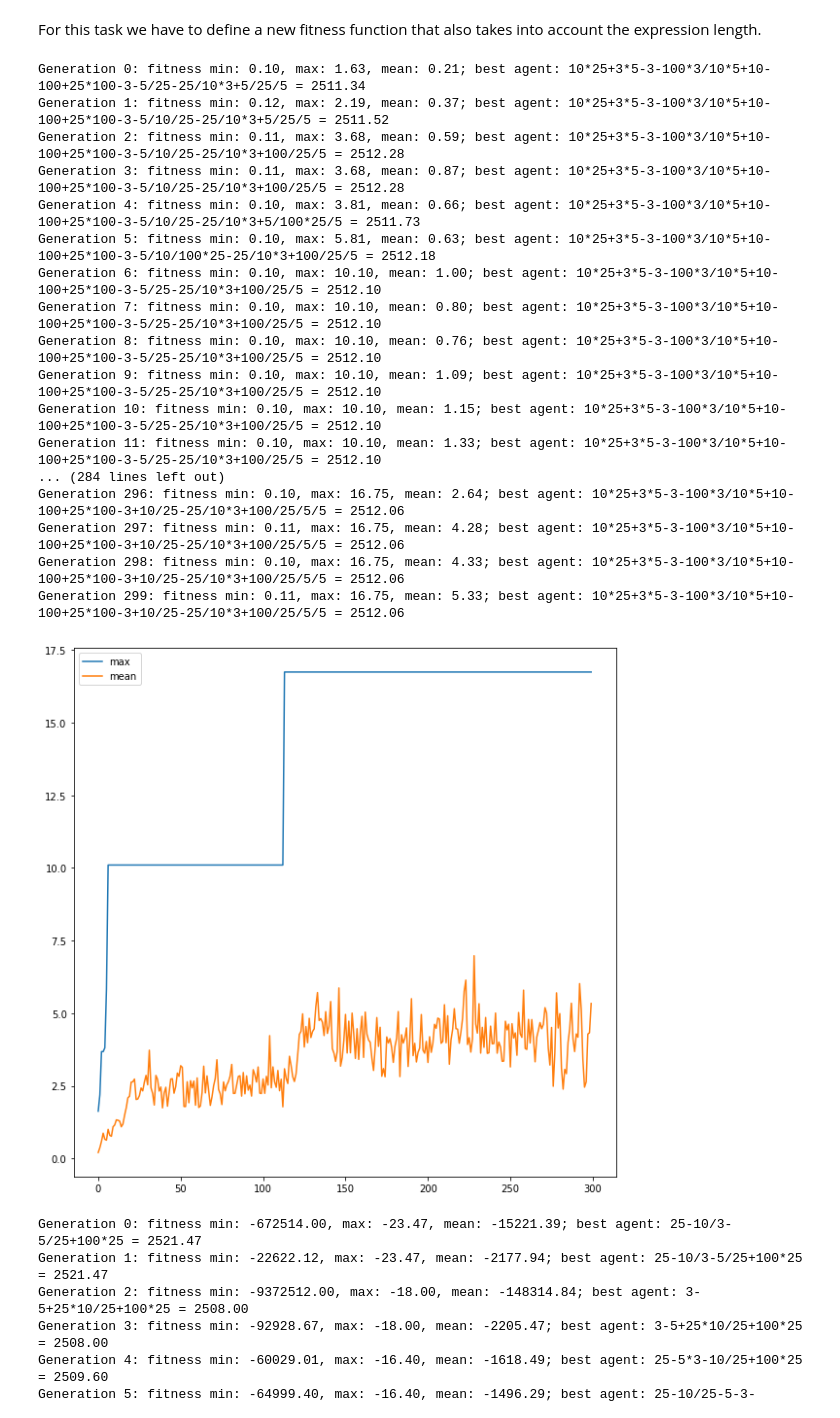
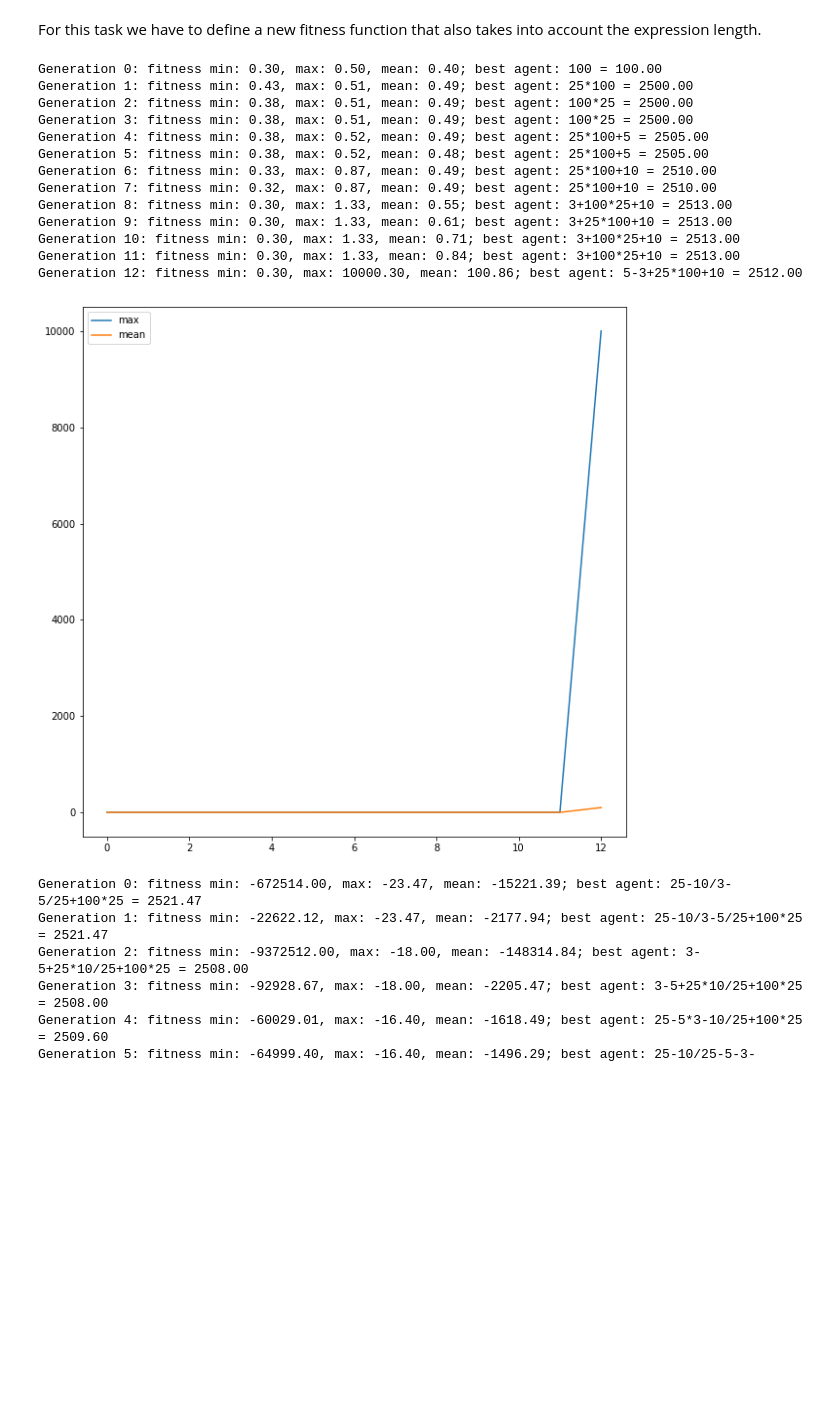
Before and after one commit to njezersek/Inteligent-Systems-assignment1, a Jupyter notebook: assignment.ipynb, the cells around one changed output. Cells and saved outputs as stored; diff of their text form; code cells hidden in the pictures; blank space fills up the shorter version.

```diff
--- a/assignment.ipynb
+++ b/assignment.ipynb
@@ -229,8 +300,8 @@ def crossover(parent1, parent2):
 
     child1 = parent1[selection_start:selection_end]
     child2 = parent2[selection_start:selection_end]
-    child1.extend(agent_substract(parent2, child1))
-    child2.extend(agent_substract(parent1, child2))
+    child1.extend(agent_subtract(parent2, child1))
+    child2.extend(agent_subtract(parent1, child2))
 
     return (child1, child2)
 # %%
@@ -249,3 +320,5 @@ Child 2: 10-3/100+5/25 = 10.17; length: 5
 # %%
 def select_best_agents(population_with_fitness, n_agents):
     return list(sorted(population_with_fitness, key=lambda e: e[1], reverse=True))[:n_agents]
+# %%
+population = [generate_agent() for _ in range(100)]
@@ -251,0 +329,3 @@ def select_best_agents(population_with_fitness, n_agents):
+# %%
+population_with_fitness = [(a, fitness_abs(a)) for a in population]
+population_with_fitness
@@ -361,7 +475,7 @@ _ = plt.hist(iterations_log, bins=100)
 Lets see how does the choice of a fitness function effect performance. We run genetic alghorithm with each fitness function a 200 times and plot a histogram of iterations it took to find the optimal agent.
 # %%
 N = 200
-fitness_functions = [(fitness_abs, 0, "abs"), (fitness_inverse, 10000, "inverse"), (fitness_squared, 0, "sqared")]
+fitness_functions = [(fitness_abs, 0, "abs"), (fitness_inverse, 10000, "inverse"), (fitness_squared, 0, "squared")]
 
 plt.figure(figsize=(20,6))
 
@@ -404,34 +518,30 @@ def fitness_length(agent):
 # %%
 population = [generate_agent() for _ in range(population_size)]
 _ = evolve(
     population,
     fitness_length,
     select_best_agents,
     crossover,
     mutation,
     fitness_threshold=10000.00,
-    mutation_probability=0.4, survival_probability=0.2, max_iterations=300,
+    mutation_probability=0.5, survival_probability=0.2, max_iterations=300,
     verbose=True, keep_best=True, plot=True
 )
 # %% [output]
-Generation 0: fitness min: 0.10, max: 1.63, mean: 0.21; best agent: 10*25+3*5-3-100*3/10*5+10-100+25*100-3-5/25-25/10*3+5/25/5 = 2511.34
-Generation 1: fitness min: 0.12, max: 2.19, mean: 0.37; best agent: 10*25+3*5-3-100*3/10*5+10-100+25*100-3-5/10/25-25/10*3+5/25/5 = 2511.52
-Generation 2: fitness min: 0.11, max: 3.68, mean: 0.59; best agent: 10*25+3*5-3-100*3/10*5+10-100+25*100-3-5/10/25-25/10*3+100/25/5 = 2512.28
-Generation 3: fitness min: 0.11, max: 3.68, mean: 0.87; best agent: 10*25+3*5-3-100*3/10*5+10-100+25*100-3-5/10/25-25/10*3+100/25/5 = 2512.28
-Generation 4: fitness min: 0.10, max: 3.81, mean: 0.66; best agent: 10*25+3*5-3-100*3/10*5+10-100+25*100-3-5/10/25-25/10*3+5/100*25/5 = 2511.73
-Generation 5: fitness min: 0.10, max: 5.81, mean: 0.63; best agent: 10*25+3*5-3-100*3/10*5+10-100+25*100-3-5/10/100*25-25/10*3+100/25/5 = 2512.18
-Generation 6: fitness min: 0.10, max: 10.10, mean: 1.00; best agent: 10*25+3*5-3-100*3/10*5+10-100+25*100-3-5/25-25/10*3+100/25/5 = 2512.10
-Generation 7: fitness min: 0.10, max: 10.10, mean: 0.80; best agent: 10*25+3*5-3-100*3/10*5+10-100+25*100-3-5/25-25/10*3+100/25/5 = 2512.10
-Generation 8: fitness min: 0.10, max: 10.10, mean: 0.76; best agent: 10*25+3*5-3-100*3/10*5+10-100+25*100-3-5/25-25/10*3+100/25/5 = 2512.10
-Generation 9: fitness min: 0.10, max: 10.10, mean: 1.09; best agent: 10*25+3*5-3-100*3/10*5+10-100+25*100-3-5/25-25/10*3+100/25/5 = 2512.10
-Generation 10: fitness min: 0.10, max: 10.10, mean: 1.15; best agent: 10*25+3*5-3-100*3/10*5+10-100+25*100-3-5/25-25/10*3+100/25/5 = 2512.10
-Generation 11: fitness min: 0.10, max: 10.10, mean: 1.33; best agent: 10*25+3*5-3-100*3/10*5+10-100+25*100-3-5/25-25/10*3+100/25/5 = 2512.10
-... (284 lines left out)
-Generation 296: fitness min: 0.10, max: 16.75, mean: 2.64; best agent: 10*25+3*5-3-100*3/10*5+10-100+25*100-3+10/25-25/10*3+100/25/5/5 = 2512.06
-Generation 297: fitness min: 0.11, max: 16.75, mean: 4.28; best agent: 10*25+3*5-3-100*3/10*5+10-100+25*100-3+10/25-25/10*3+100/25/5/5 = 2512.06
-Generation 298: fitness min: 0.10, max: 16.75, mean: 4.33; best agent: 10*25+3*5-3-100*3/10*5+10-100+25*100-3+10/25-25/10*3+100/25/5/5 = 2512.06
-Generation 299: fitness min: 0.11, max: 16.75, mean: 5.33; best agent: 10*25+3*5-3-100*3/10*5+10-100+25*100-3+10/25-25/10*3+100/25/5/5 = 2512.06
+Generation 0: fitness min: 0.30, max: 0.50, mean: 0.40; best agent: 100 = 100.00
+Generation 1: fitness min: 0.43, max: 0.51, mean: 0.49; best agent: 25*100 = 2500.00
+Generation 2: fitness min: 0.38, max: 0.51, mean: 0.49; best agent: 100*25 = 2500.00
+Generation 3: fitness min: 0.38, max: 0.51, mean: 0.49; best agent: 100*25 = 2500.00
+Generation 4: fitness min: 0.38, max: 0.52, mean: 0.49; best agent: 25*100+5 = 2505.00
+Generation 5: fitness min: 0.38, max: 0.52, mean: 0.48; best agent: 25*100+5 = 2505.00
+Generation 6: fitness min: 0.33, max: 0.87, mean: 0.49; best agent: 25*100+10 = 2510.00
+Generation 7: fitness min: 0.32, max: 0.87, mean: 0.49; best agent: 25*100+10 = 2510.00
+Generation 8: fitness min: 0.30, max: 1.33, mean: 0.55; best agent: 3+100*25+10 = 2513.00
+Generation 9: fitness min: 0.30, max: 1.33, mean: 0.61; best agent: 3+25*100+10 = 2513.00
+Generation 10: fitness min: 0.30, max: 1.33, mean: 0.71; best agent: 3+100*25+10 = 2513.00
+Generation 11: fitness min: 0.30, max: 1.33, mean: 0.84; best agent: 3+100*25+10 = 2513.00
+Generation 12: fitness min: 0.30, max: 10000.30, mean: 100.86; best agent: 5-3+25*100+10 = 2512.00
-[figure, old version]
+[figure, new version]
 # %%
 def fitness_length_2(agent):
     return fitness_abs(agent) - len(agent)*2
```
Also changed, not shown: parts of 49 cells of this notebook.
